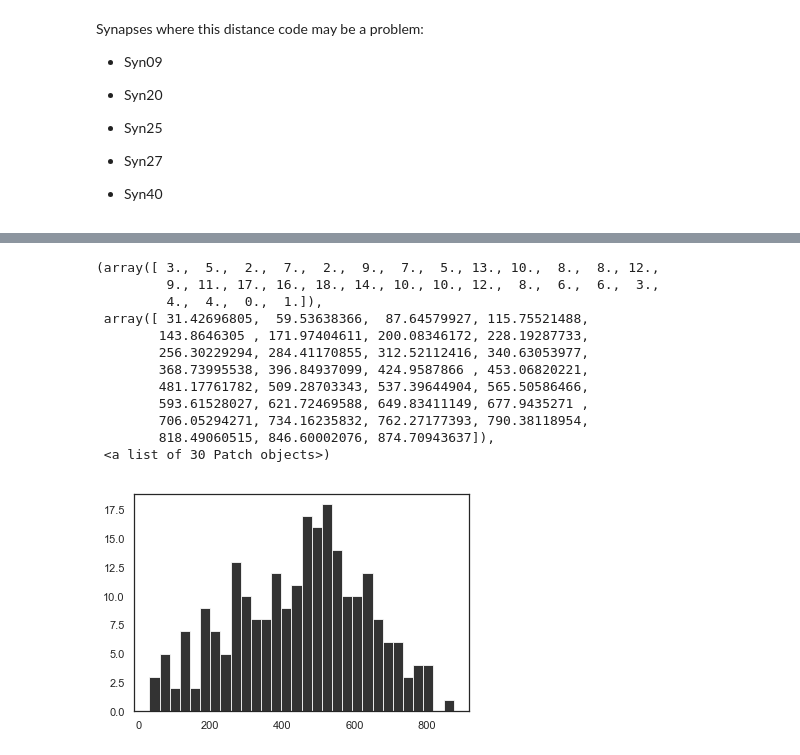
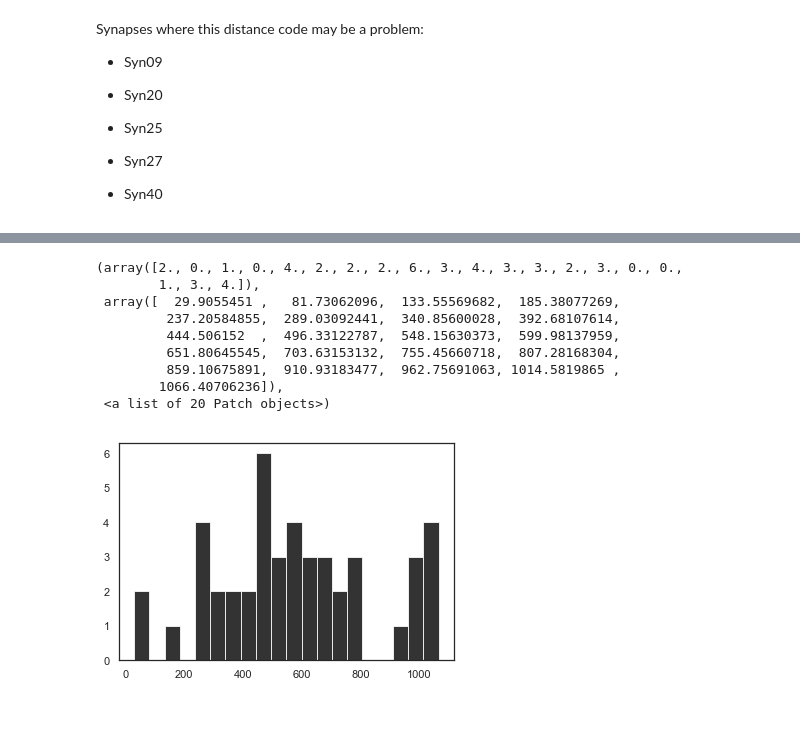
Before and after one commit to audreytmedeiros/Morgan-Lab, a Jupyter notebook: SVDistributiontest.ipynb, the cells around one changed output, grey strips where cells are left out. Saved outputs shown, nothing was run; the diff lists cells and outputs as text; code cells hidden in the pictures; blank space fills up the shorter version.

```diff
--- a/SVDistributiontest.ipynb
+++ b/SVDistributiontest.ipynb
@@ -33,8 +38,7 @@ sns.set()
 # %%
 #Code to turn AZ line into X,Y coordinates
-img_conversion = 0.27 #px/nm
-df = np.round(pd.read_table('Syn82testaz.txt', header=None) * img_conversion)
-df.head()
+img_conversion = 3716 #px/inch.
+df = np.round(pd.read_table('Syn51AZ.txt', header=None)*img_conversion, decimals=4)
 df_diff = df.diff()
 df_ed = np.sqrt(df_diff.iloc[:,0]**2 +df_diff.iloc[:,1]**2) #Finding Euclidean distance
         #This code will only give you some pixel X,Y coordinates
@@ -83,11 +87,11 @@ Ltable_pd
 
 ##Unzip SV folder
 import zipfile
-with zipfile.ZipFile("Syn82SV.zip","r") as zip_ref:
-    zip_ref.extractall("SV ROI Folder/")
+with zipfile.ZipFile("Syn51SV.zip","r") as zip_ref:
+    zip_ref.extractall("Syn51 SV ROI//")
 
 ##Create path where all ROIs are
-vesicle_path = Path('SV ROI Folder/')
+vesicle_path = Path('Syn51 SV ROI//')
 vesicle_path.exists()
 
 ##Make an array called names where you will put the X,Y coordinates from the ROI file name
@@ -101,11 +105,11 @@ v_x, v_y = [], []
 for y_str, x_str in names_split:
     v_x.append(int(x_str))
     v_y.append(int(y_str))
-
+V = np.array([v_x,v_y]).T
 
 #If you want to make sure it worked and see all of your X,Y values of your line now
 Vtabletest = {'X values':v_x, 'Y values':v_y}
-Vtable_pd = pd.DataFrame(Ltabletest)
+Vtable_pd = pd.DataFrame(Vtabletest)
 Vtable_pd
 # %% [output]
 |  | X values | Y values |
@@ -138,8 +141,9 @@ def distance(v,p):
     return np.sqrt((v[0]-p[0])**2 +(v[1]-p[1])**2)
 
 #import V and L
-V = np.array(pd.read_table("V.txt", header=None, delimiter=" "))
-L = np.array(pd.read_table("L.txt", header=None, delimiter=" "))
+
+V = np.array([v_x,v_y]).T
+L = np.array([x_fin,y_fin]).T
 
 min_dist= []
 for v in V:
@@ -161,22 +183,19 @@ plt.bar()
 # %%
 #Figure1, Con versus aSyn
 sns.set_style("white")
 black, gray = ((0, 0, 0), (0.6, 0.6, 0.6))
-plt.hist(SVdistances, bins=30, color=black, alpha=0.8)
+plt.hist(SVdistances, bins=20, color=black, alpha=0.8)
 # %% [output]
-(array([ 3.,  5.,  2.,  7.,  2.,  9.,  7.,  5., 13., 10.,  8.,  8., 12.,
-         9., 11., 17., 16., 18., 14., 10., 10., 12.,  8.,  6.,  6.,  3.,
-         4.,  4.,  0.,  1.]),
- array([ 31.42696805,  59.53638366,  87.64579927, 115.75521488,
-        143.8646305 , 171.97404611, 200.08346172, 228.19287733,
-        256.30229294, 284.41170855, 312.52112416, 340.63053977,
-        368.73995538, 396.84937099, 424.9587866 , 453.06820221,
-        481.17761782, 509.28703343, 537.39644904, 565.50586466,
-        593.61528027, 621.72469588, 649.83411149, 677.9435271 ,
-        706.05294271, 734.16235832, 762.27177393, 790.38118954,
-        818.49060515, 846.60002076, 874.70943637]),
- <a list of 30 Patch objects>)
+(array([2., 0., 1., 0., 4., 2., 2., 2., 6., 3., 4., 3., 3., 2., 3., 0., 0.,
+        1., 3., 4.]),
+ array([  29.9055451 ,   81.73062096,  133.55569682,  185.38077269,
+         237.20584855,  289.03092441,  340.85600028,  392.68107614,
+         444.506152  ,  496.33122787,  548.15630373,  599.98137959,
+         651.80645545,  703.63153132,  755.45660718,  807.28168304,
+         859.10675891,  910.93183477,  962.75691063, 1014.5819865 ,
+        1066.40706236]),
+ <a list of 20 Patch objects>)
-[figure, old version]
+[figure, new version]
 # %%
 #Figure5, Con versus Rescue
 sns.set_style("white")
```
Also changed, not shown: parts of 6 cells of this notebook.
